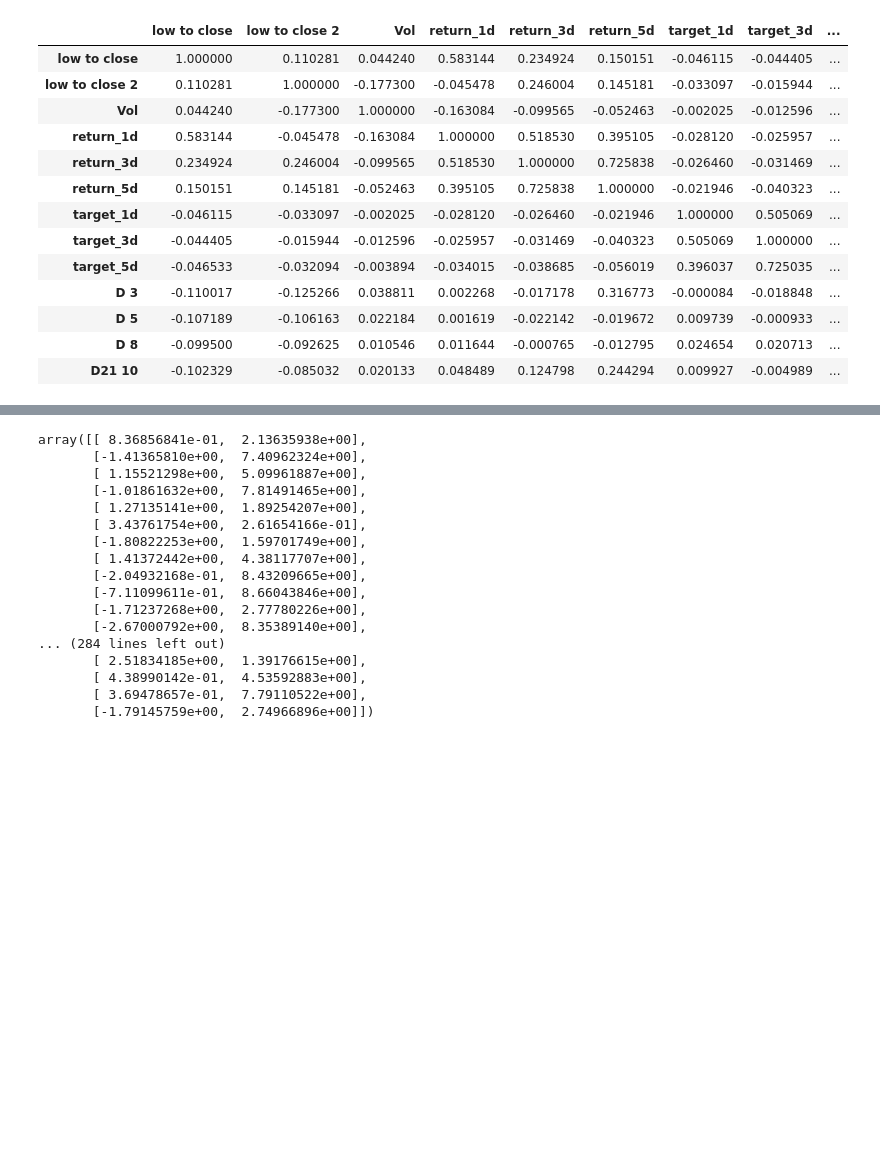
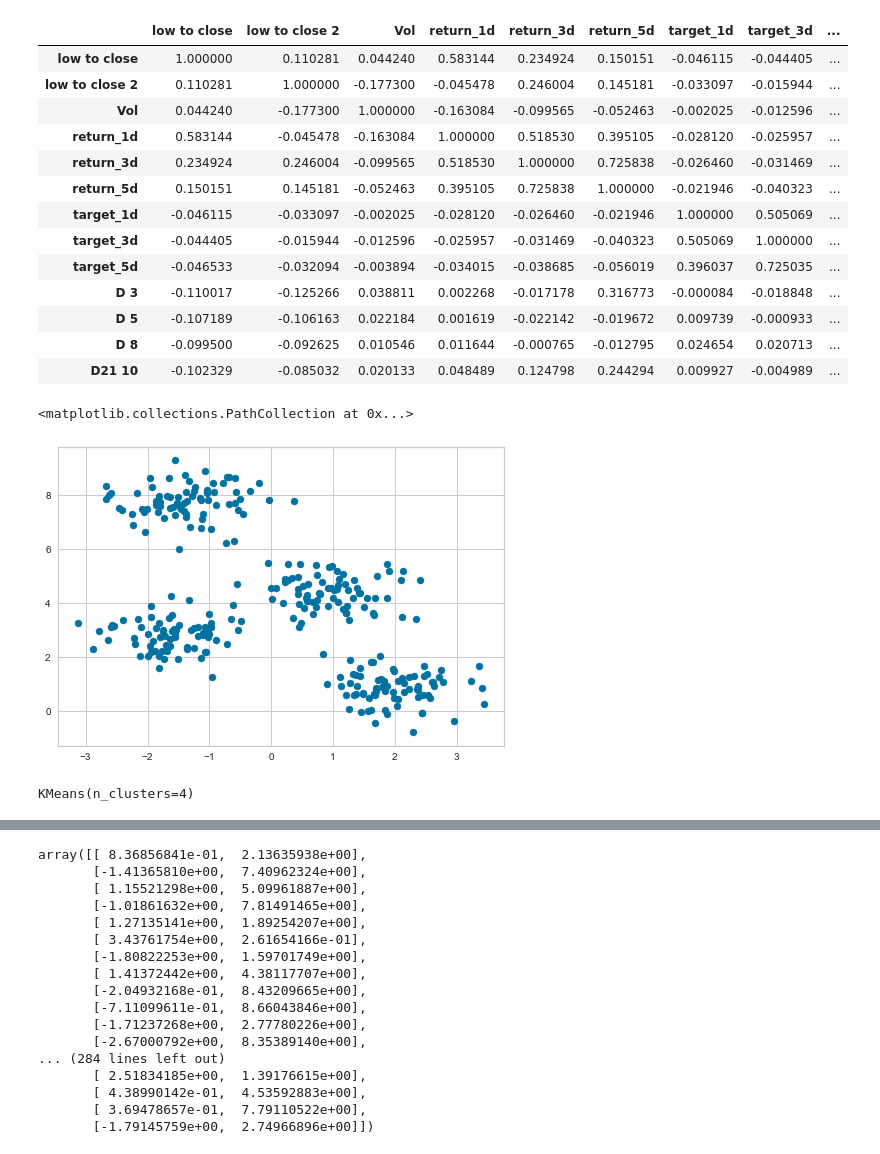
Before and after one commit to TRO-Wolf/ML_HW2, a Jupyter notebook: HW_2.ipynb, the cells around one changed output, grey strips where cells are left out. Drawn from its saved outputs; the diff is of its cells as text; code cells hidden in the pictures; blank space fills up the shorter version.

```diff
--- a/HW_2.ipynb
+++ b/HW_2.ipynb
@@ -103,3 +107,13 @@ X, y_true = make_blobs(n_samples=300, centers=4,
 # TODO determine the best k for k-means
 # TODO calculate accuracy for best K
 # TODO draw a confusion matrix
+# %%
+plt.scatter(X[:, 0], X[:, 1], s=50)
+# %% [output]
+<matplotlib.collections.PathCollection at 0x...>
+[figure, added]
+# %%
+kmeans = KMeans(n_clusters=4)
+kmeans.fit(X)
+# %% [output]
+KMeans(n_clusters=4)
```
Also changed, not shown: parts of 48 cells of this notebook.
